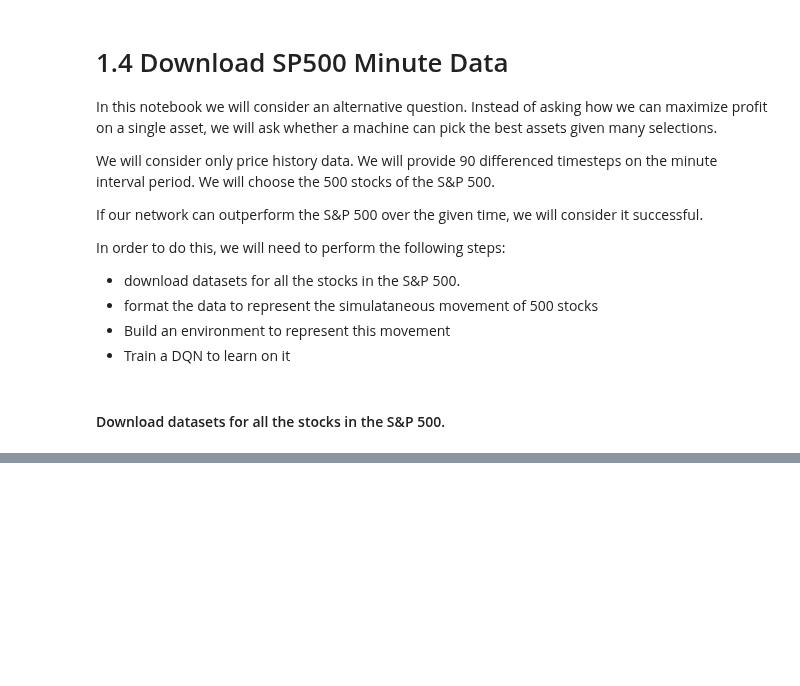
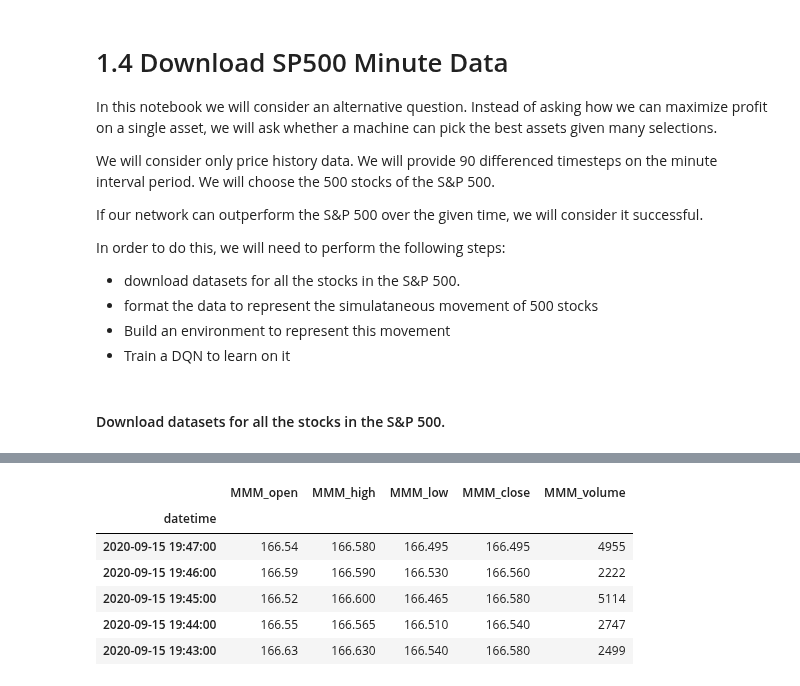
Before and after one commit to MarkPopovich/financial-ml, a Jupyter notebook: 1-ETL/1.4 Download SP500 Minute Data.ipynb, the cells around one changed output, grey strips where cells are left out. Cells and saved outputs as stored; diff of their text form; code cells hidden in the pictures; blank space fills up the shorter version.

```diff
--- a/1-ETL/1.4 Download SP500 Minute Data.ipynb
+++ b/1-ETL/1.4 Download SP500 Minute Data.ipynb
@@ -59,2 +72,21 @@ df['close'].diff(-1) / df['close'].shift(-1)
+# %%
+stock = stocks[0]
+df = extract_multi_periods(stock,
+                       data_dir=data_dir)
+
+drop = ['date','hour','minute','min_num','SYMBOL','prev_close','diff_1','pct_change','log_return']
+df = df.drop(drop, axis=1)
+df = df.set_index('datetime')
+col_names = {col:f'{stock}_{col}' for col in df.columns}
+df = df.rename(col_names, axis=1)
+df.head()
+# %% [output]
+|  | MMM_open | MMM_high | MMM_low | MMM_close | MMM_volume |
+| datetime |  |  |  |  |  |
+| 2020-09-15 19:47:00 | 166.54 | 166.580 | 166.495 | 166.495 | 4955 |
+| 2020-09-15 19:46:00 | 166.59 | 166.590 | 166.530 | 166.560 | 2222 |
+| 2020-09-15 19:45:00 | 166.52 | 166.600 | 166.465 | 166.580 | 5114 |
+| 2020-09-15 19:44:00 | 166.55 | 166.565 | 166.510 | 166.540 | 2747 |
+| 2020-09-15 19:43:00 | 166.63 | 166.630 | 166.540 | 166.580 | 2499 |
 # %%
 len(stocks)
```
Also changed, not shown: parts of 23 cells of this notebook, 4 other files.
